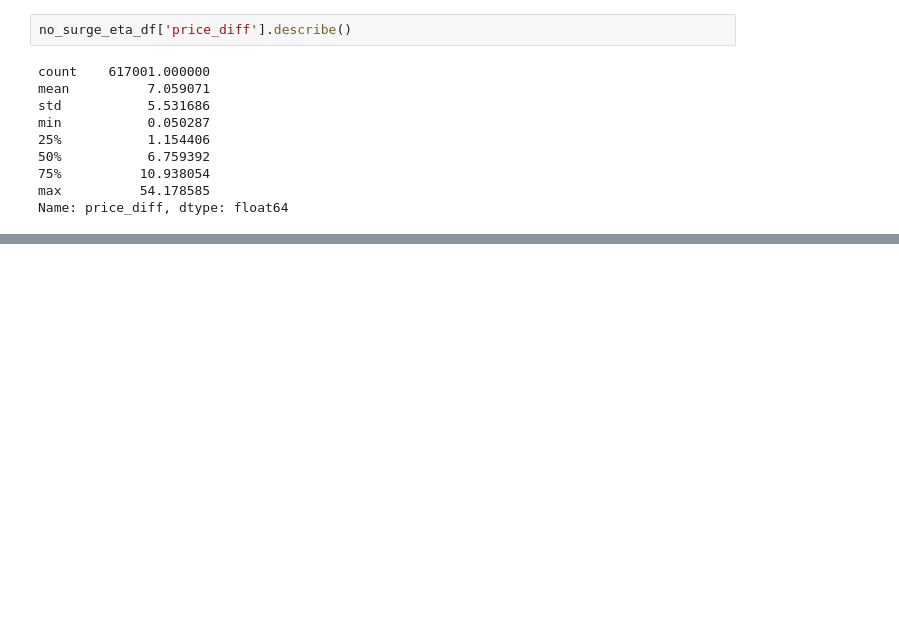
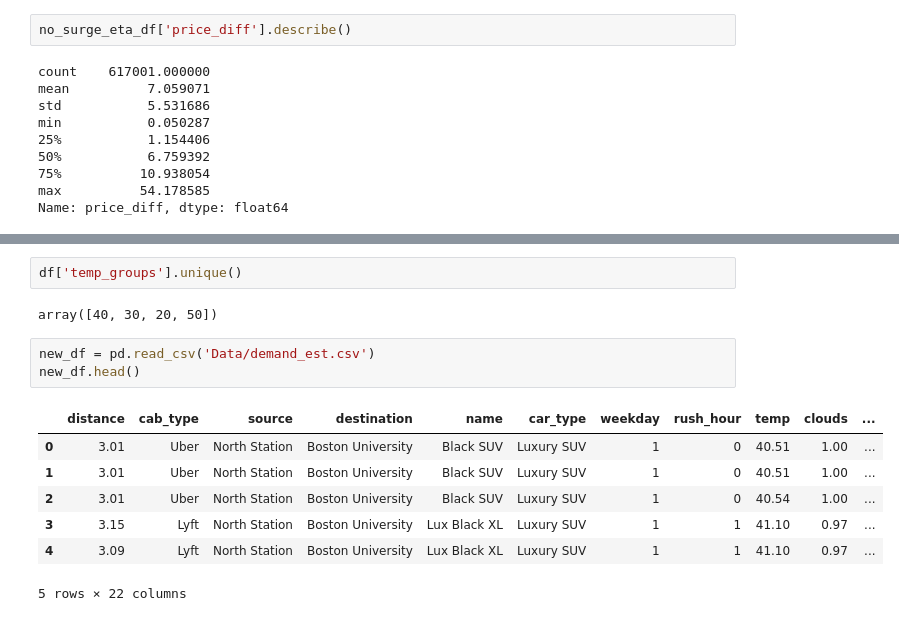
Before and after one commit to emekaamadi/Dynamic_Project, a Jupyter notebook: Pipeline/temp_analysis.ipynb, the cells around one changed output, grey strips where cells are left out. Saved outputs shown, nothing was run; the diff lists cells and outputs as text; blank space fills up the shorter version.

```diff
--- a/Pipeline/temp_analysis.ipynb
+++ b/Pipeline/temp_analysis.ipynb
@@ -279,0 +292,15 @@ Name: price_diff, dtype: float64
+# %%
+df['temp_groups'].unique()
+# %% [output]
+array([40, 30, 20, 50])
+# %%
+new_df = pd.read_csv('Data/demand_est.csv')
+new_df.head()
+# %% [output]
+|  | distance | cab_type | source | destination | name | car_type | weekday | rush_hour | temp | clouds | ... |
+| 0 | 3.01 | Uber | North Station | Boston University | Black SUV | Luxury SUV | 1 | 0 | 40.51 | 1.00 | ... |
+| 1 | 3.01 | Uber | North Station | Boston University | Black SUV | Luxury SUV | 1 | 0 | 40.51 | 1.00 | ... |
+| 2 | 3.01 | Uber | North Station | Boston University | Black SUV | Luxury SUV | 1 | 0 | 40.54 | 1.00 | ... |
+| 3 | 3.15 | Lyft | North Station | Boston University | Lux Black XL | Luxury SUV | 1 | 1 | 41.10 | 0.97 | ... |
+| 4 | 3.09 | Lyft | North Station | Boston University | Lux Black XL | Luxury SUV | 1 | 1 | 41.10 | 0.97 | ... |
+5 rows × 22 columns
```
Also changed, not shown: parts of 2 cells of this notebook, 6 other files.
